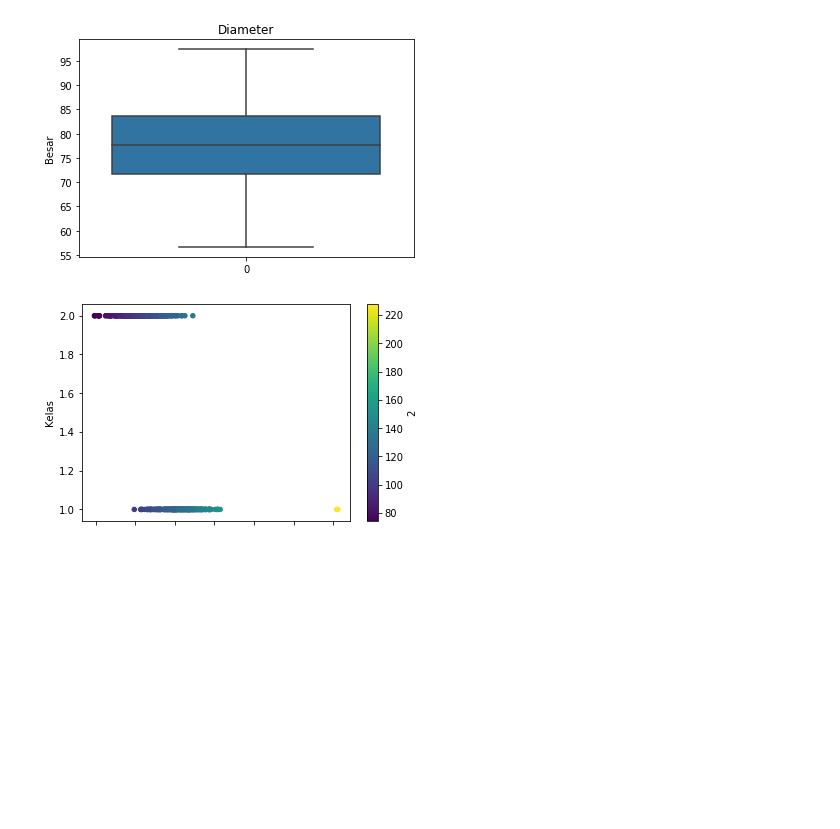
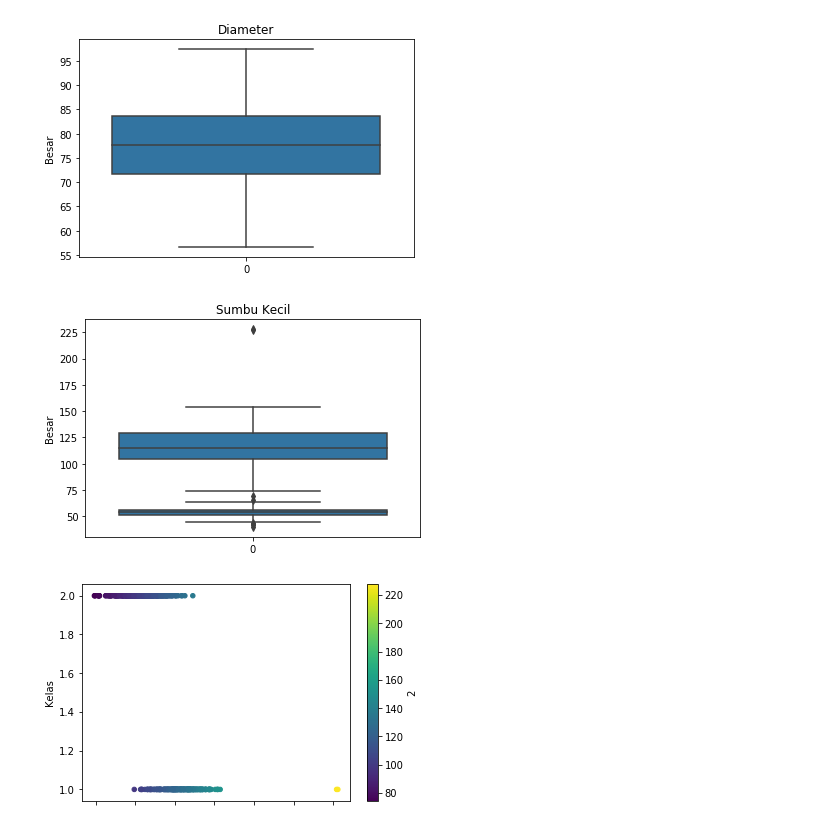
Before and after one commit to Rexy-Gamaliel/Tubes-IF2220, a Jupyter notebook: Tubes_fix.ipynb, the cells around one changed output. Saved outputs shown, nothing was run; the diff lists cells and outputs as text; code cells hidden in the pictures; blank space fills up the shorter version.

```diff
--- a/Tubes_fix.ipynb
+++ b/Tubes_fix.ipynb
@@ -526,6 +634,21 @@ f = s1^2/s^2 = 1.175
 Menerima H0 karena nilai uji f = 1.175 tidak terletak pada daerah kritis
 Jadi, hipotesis null variansi kedua populasi sama, diterima
 [figure]
+# %%
+s = "x̄ 2"
+
+data = df[3]
+data.name
+def test(_data):
+    sns.boxplot(data=_data)
+    plt.title(mapping[_data.name])
+    plt.ylabel("Besar")
+#test(data)
+DrawBoxplot(2)
+DrawBoxplot(3)
+#data.boxplot()
+# %% [output]
+[figure, added]
 # %%
 DrawScatter(2)
 # %% [output]
```
Also changed, not shown: parts of 7 cells of this notebook.
